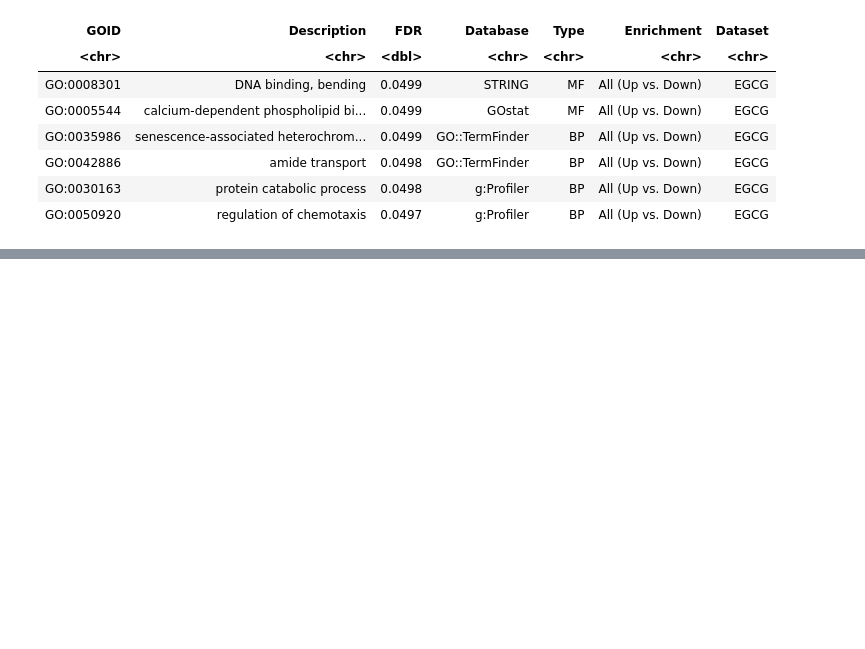
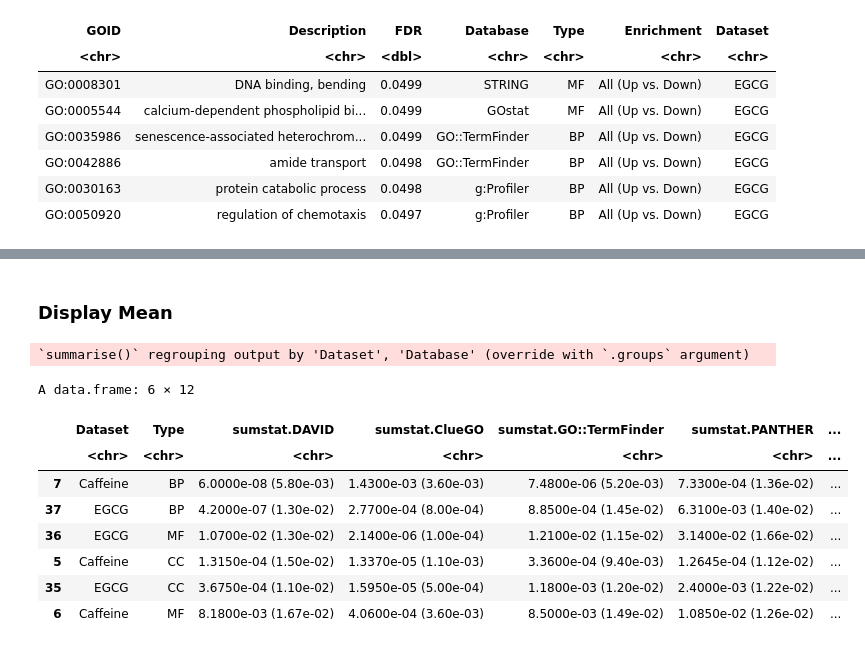
Before and after one commit to kittisaktaoma/GO-tools-comparsion, a Jupyter notebook: GO_tools_Comparison.ipynb, the cells around one changed output, grey strips where cells are left out. Saved outputs shown, nothing was run; the diff lists cells and outputs as text; code cells hidden in the pictures; blank space fills up the shorter version.

```diff
--- a/GO_tools_Comparison.ipynb
+++ b/GO_tools_Comparison.ipynb
@@ -1030,0 +1019,23 @@ head(res.01)
+# %% [markdown]
+### Display Mean
+# %%
+me.tools <- all %>% group_by(Dataset,Database,Type) %>% dplyr::summarise(me=median(FDR),sd=sd(FDR)) %>% as.data.frame()
+me.tools <- me.tools[order(me.tools$me,me.tools$sd),]
+me.tools[,c(4,5)] <- round(me.tools[,c(4,5)], 8)
+me.tools[,5] <- round(me.tools[,5], 4)
+me.tools[,c(4,5)] <- format(me.tools[,c(4,5)], scientific = T)
+me.tools$sumstat <- paste0(me.tools$me," ","(",me.tools$sd,")")
+
+res.me <- reshape(me.tools[,-c(4,5)],idvar = c("Dataset","Type"),timevar = "Database",direction = "wide")
+head(res.me)
+# %% [output]
+`summarise()` regrouping output by 'Dataset', 'Database' (override with `.groups` argument)
+A data.frame: 6 × 12
+|  | Dataset | Type | sumstat.DAVID | sumstat.ClueGO | sumstat.GO::TermFinder | sumstat.PANTHER | ... |
+|  | <chr> | <chr> | <chr> | <chr> | <chr> | <chr> | ... |
+| 7 | Caffeine | BP | 6.0000e-08 (5.80e-03) | 1.4300e-03 (3.60e-03) | 7.4800e-06 (5.20e-03) | 7.3300e-04 (1.36e-02) | ... |
+| 37 | EGCG | BP | 4.2000e-07 (1.30e-02) | 2.7700e-04 (8.00e-04) | 8.8500e-04 (1.45e-02) | 6.3100e-03 (1.40e-02) | ... |
+| 36 | EGCG | MF | 1.0700e-02 (1.30e-02) | 2.1400e-06 (1.00e-04) | 1.2100e-02 (1.15e-02) | 3.1400e-02 (1.66e-02) | ... |
+| 5 | Caffeine | CC | 1.3150e-04 (1.50e-02) | 1.3370e-05 (1.10e-03) | 3.3600e-04 (9.40e-03) | 1.2645e-04 (1.12e-02) | ... |
+| 35 | EGCG | CC | 3.6750e-04 (1.10e-02) | 1.5950e-05 (5.00e-04) | 1.1800e-03 (1.20e-02) | 2.4000e-03 (1.22e-02) | ... |
+| 6 | Caffeine | MF | 8.1800e-03 (1.67e-02) | 4.0600e-04 (3.60e-03) | 8.5000e-03 (1.49e-02) | 1.0850e-02 (1.26e-02) | ... |
```
Also changed, not shown: parts of 6 cells of this notebook.
